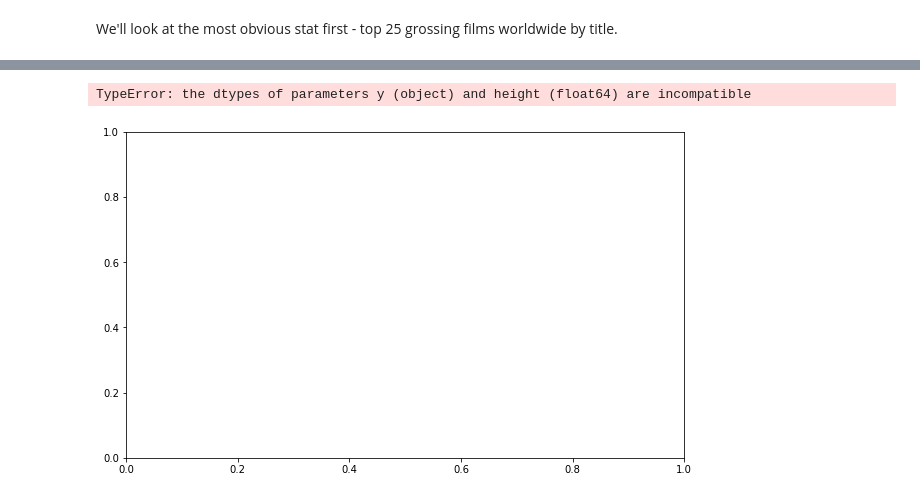
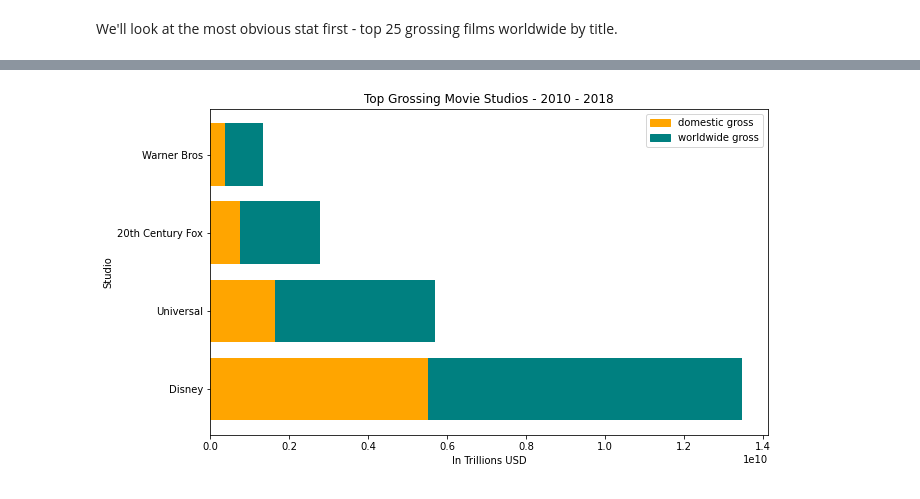
Before and after one commit to jeffbeech/Movies-by-Microsoft, a Jupyter notebook: jeff_notebook.ipynb, the cells around one changed output, grey strips where cells are left out. Drawn from its saved outputs; the diff is of its cells as text; code cells hidden in the pictures.

Commit message:
reworked graphs and some hard coding to fill in missing values

```diff
--- a/jeff_notebook.ipynb
+++ b/jeff_notebook.ipynb
@@ -488,5 +546,5 @@ We'll look at the most obvious stat first - top 25 grossing films worldwide by t
 # %%
-df_topwwg = df_all3.nlargest(15,'worldwide_gross') # top 25 films sorted by 'worldwide_gross'
+df_topwwg = df_replace_na_select.nlargest(15,'worldwide_gross') # top 25 films sorted by 'worldwide_gross'
 # df_topwwg['worldwide_gross'] = ['${:.2f}M'.format(x) for x in df_topwwg['worldwide_gross']/10000000]
 df_topwwg_select = df_topwwg[['title', 'genres', 'year', 'studio','worldwide_gross', 'domestic_gross']]
 df_topwwg_select
@@ -551,0 +618,5 @@ plt.show()
+# %%
+# Summed values for next chart
+sum_ups = df_select.groupby(['studio',]).sum('worldwide_gross').reset_index()
+sum_ups = sum_ups.sort_values('worldwide_gross', ascending = False)
+sum_ups
@@ -552,17 +629,22 @@ plt.show()
 # %%
 fig, ax = plt.subplots(figsize = (10,6))
-studio = df_select['studio']
-ww_gross = df_select['worldwide_gross']
-d_gross = df_select['domestic_gross']
+studio = sum_ups['studio']
+ww_gross = sum_ups['worldwide_gross']
+d_gross = sum_ups['domestic_gross']
 
 World = ax.barh(studio, ww_gross, color = 'teal')
 Domestic = ax.barh(studio, d_gross, color = 'orange')
 
-ax.set_title('Top Grossing Movie Studios - 2010 - 2018');
-ax.set_xlabel('In Billions USD')
+ax.set_title('Top Grossing Movie Studios - 2010 - 2018')
+ax.set_xlabel('In Trillions USD')
 ax.set_ylabel('Studio')
 
+orange_patch = mpatches.Patch(color='orange', label='domestic gross')
+plt.legend(handles=[orange_patch])
+teal_patch = mpatches.Patch(color='teal', label='worldwide gross')
+plt.legend(handles=[orange_patch, teal_patch])
+
+plt.savefig('images/top_grossing_movies_by_studio.pdf', dpi=300, bbox_inches = "tight")
 plt.show()
 # %% [output]
-TypeError: the dtypes of parameters y (object) and height (float64) are incompatible
-[figure, old version]
+[figure, new version]
```
Also changed, not shown: parts of 12 cells of this notebook, 2 other files.
